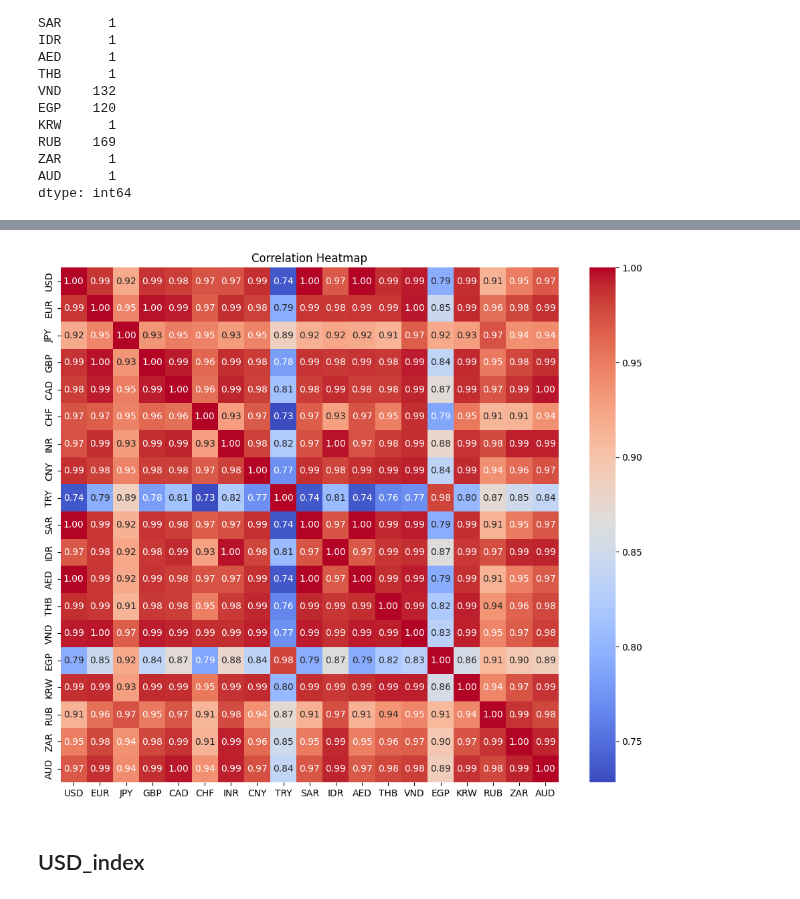
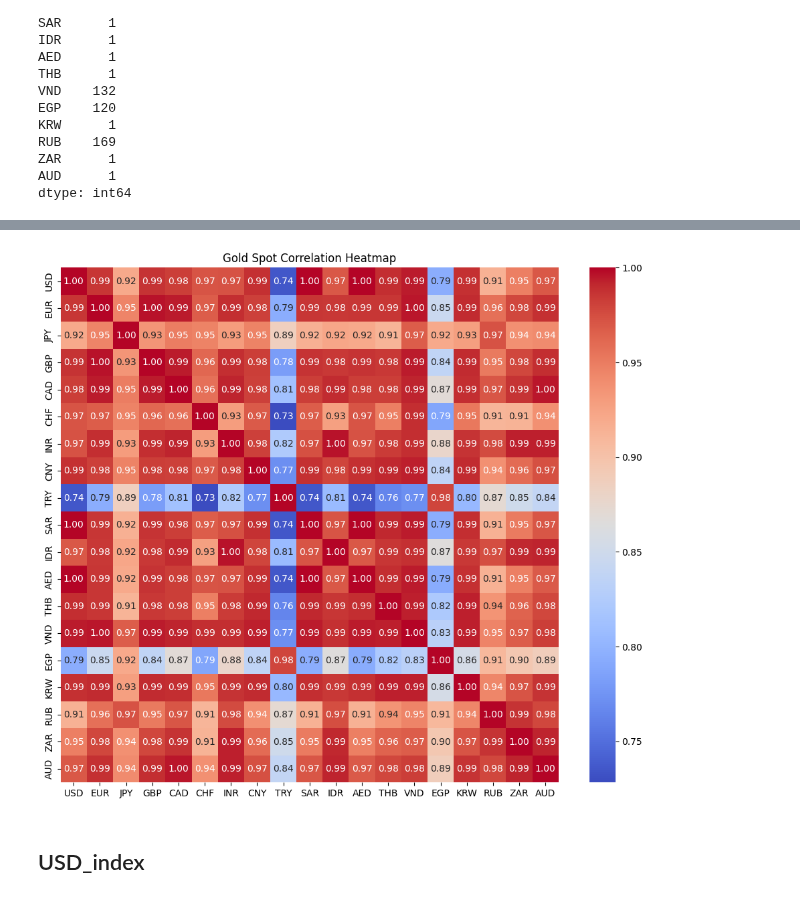
Before and after one commit to HuyPham171-hub/gold-price-prediction, a Jupyter notebook: explore.ipynb, the cells around one changed output, grey strips where cells are left out. Saved outputs shown, nothing was run; the diff lists cells and outputs as text; code cells hidden in the pictures.

```diff
--- a/explore.ipynb
+++ b/explore.ipynb
@@ -147,11 +180,11 @@ gold_spot.describe()
 # %%
 gold_corr = gold_spot.corr()
 plt.figure(figsize=(12, 10))
 sns.heatmap(gold_corr, annot=True, cmap='coolwarm', fmt=".2f")
-plt.title("Correlation Heatmap")
+plt.title("Gold Spot Correlation Heatmap")
 plt.show()
 # %% [output]
-[figure, old version]
+[figure, new version]
 # %% [markdown]
 ## USD_index
 # %%
```
Also changed, not shown: parts of 4 cells of this notebook, 3 other files.
